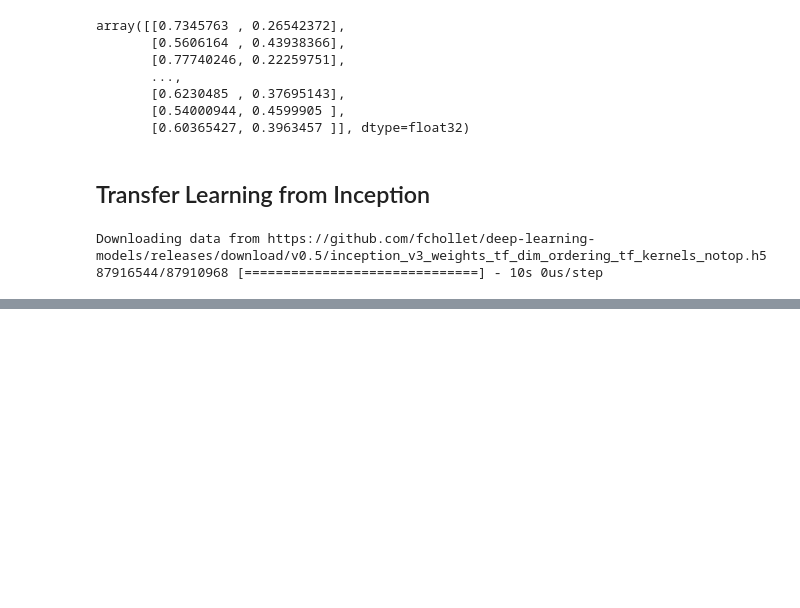
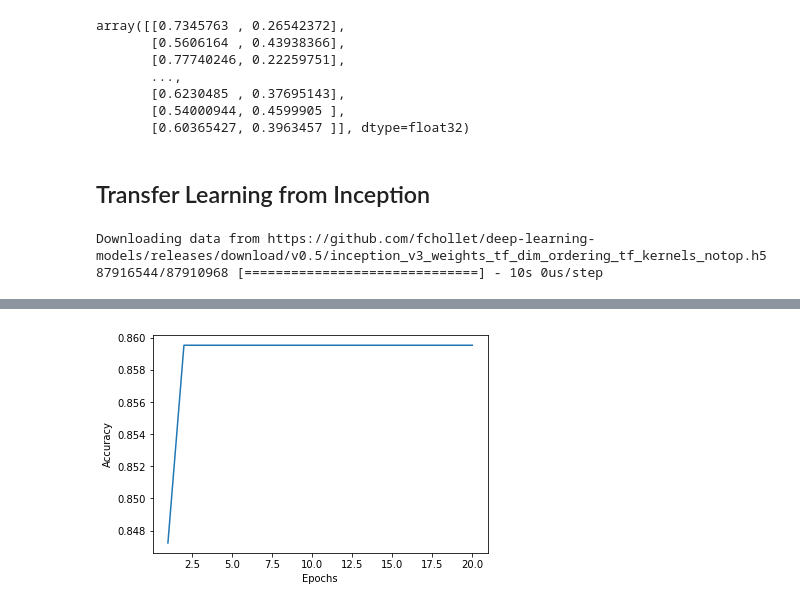
Before and after one commit to Darrkong/movie_poster_analysis, a Jupyter notebook: movie_poster_analysis.ipynb, the cells around one changed output, grey strips where cells are left out. Cells and saved outputs as stored; diff of their text form; code cells hidden in the pictures; blank space fills up the shorter version.

```diff
--- a/movie_poster_analysis.ipynb
+++ b/movie_poster_analysis.ipynb
@@ -651,3 +651,9 @@ features_train=model.predict(train_img)
 
 # Extracting features from the train dataset using the inception pre-trained model
 features_test=model.predict(test_img)
+# %%
+# flattening the layers to conform to MLP input
+train_x=features_train.reshape(7305,131072)
+
+# flattening the layers to conform to MLP input
+test_x=features_test.reshape(3599,131072)
@@ -653,0 +674,30 @@ features_test=model.predict(test_img)
+# %%
+class AccuracyHistory(keras.callbacks.Callback):
+    def on_train_begin(self, logs={}):
+        self.acc = []
+
+    def on_epoch_end(self, batch, logs={}):
+        self.acc.append(logs.get('acc'))
+
+history = AccuracyHistory()
+
+#creating a mlp model
+from keras.layers import Dense, Activation
+model=Sequential()
+
+model.add(Dense(1000, input_dim=131072, activation='relu',kernel_initializer='uniform'))
+keras.layers.core.Dropout(0.3, noise_shape=None, seed=None)
+
+model.add(Dense(500,input_dim=1000,activation='sigmoid'))
+keras.layers.core.Dropout(0.4, noise_shape=None, seed=None)
+
+model.add(Dense(150,input_dim=500,activation='sigmoid'))
+keras.layers.core.Dropout(0.2, noise_shape=None, seed=None)
+
+model.add(Dense(units=2))
+model.add(Activation('softmax'))
+
+model.compile(loss='binary_crossentropy', optimizer='adam', metrics=['accuracy'])
+
+# fitting the model
+model.fit(train_x, train_y, epochs=20, batch_size=128,validation_data=(test_x,test_y), callbacks=[history])
@@ -653,0 +723,9 @@ features_test=model.predict(test_img)
+# %%
+score = model.evaluate(test_x, test_y, verbose=0)
+print('Test loss:', score[0])
+print('Test accuracy:', score[1])
+plt.plot(range(1, 21), history.acc)
+plt.xlabel('Epochs')
+plt.ylabel('Accuracy')
+plt.show()
+# %% [output]
@@ -653,0 +734 @@ features_test=model.predict(test_img)
+[figure, added]
```
Also changed, not shown: parts of 3 cells of this notebook.
